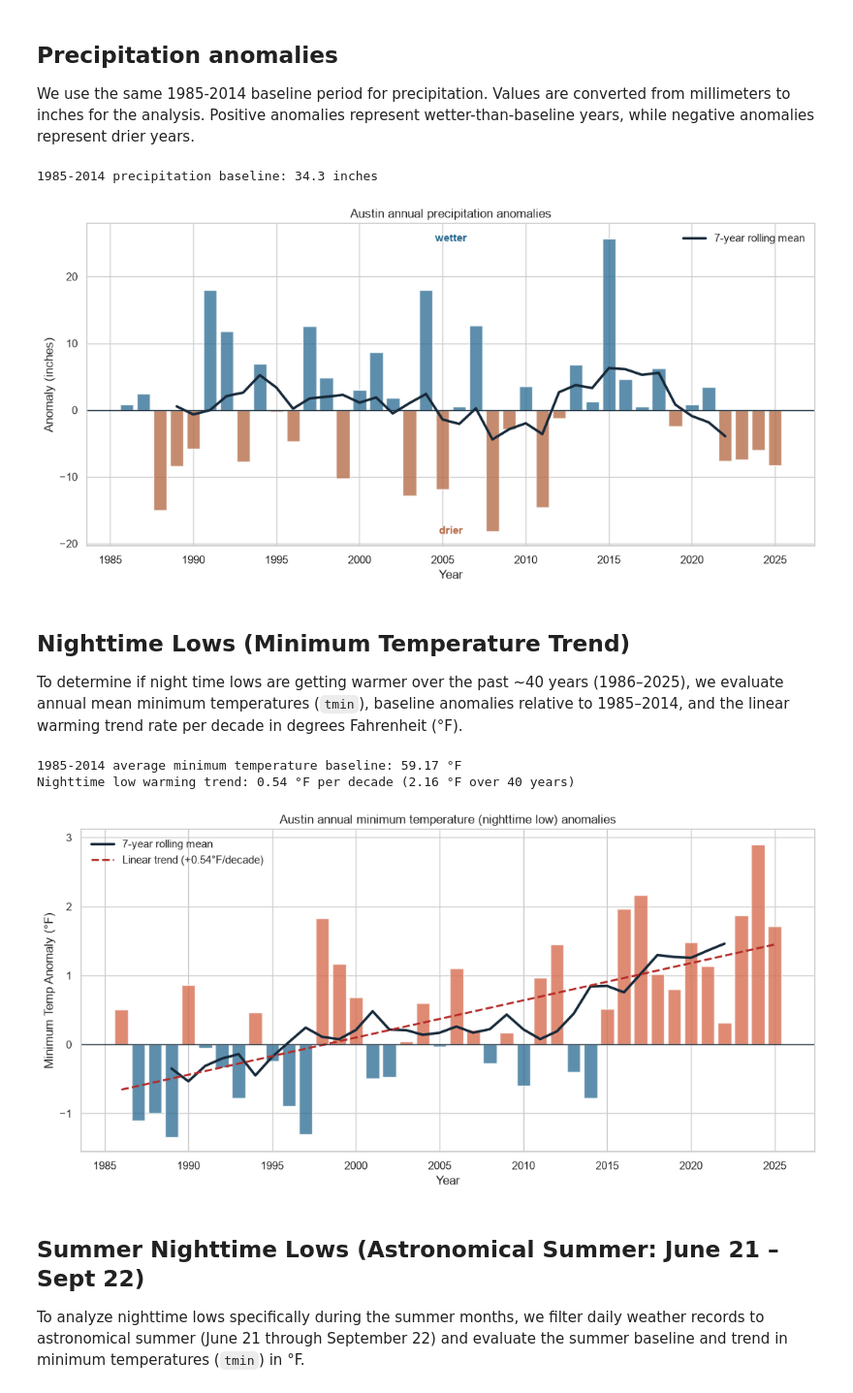
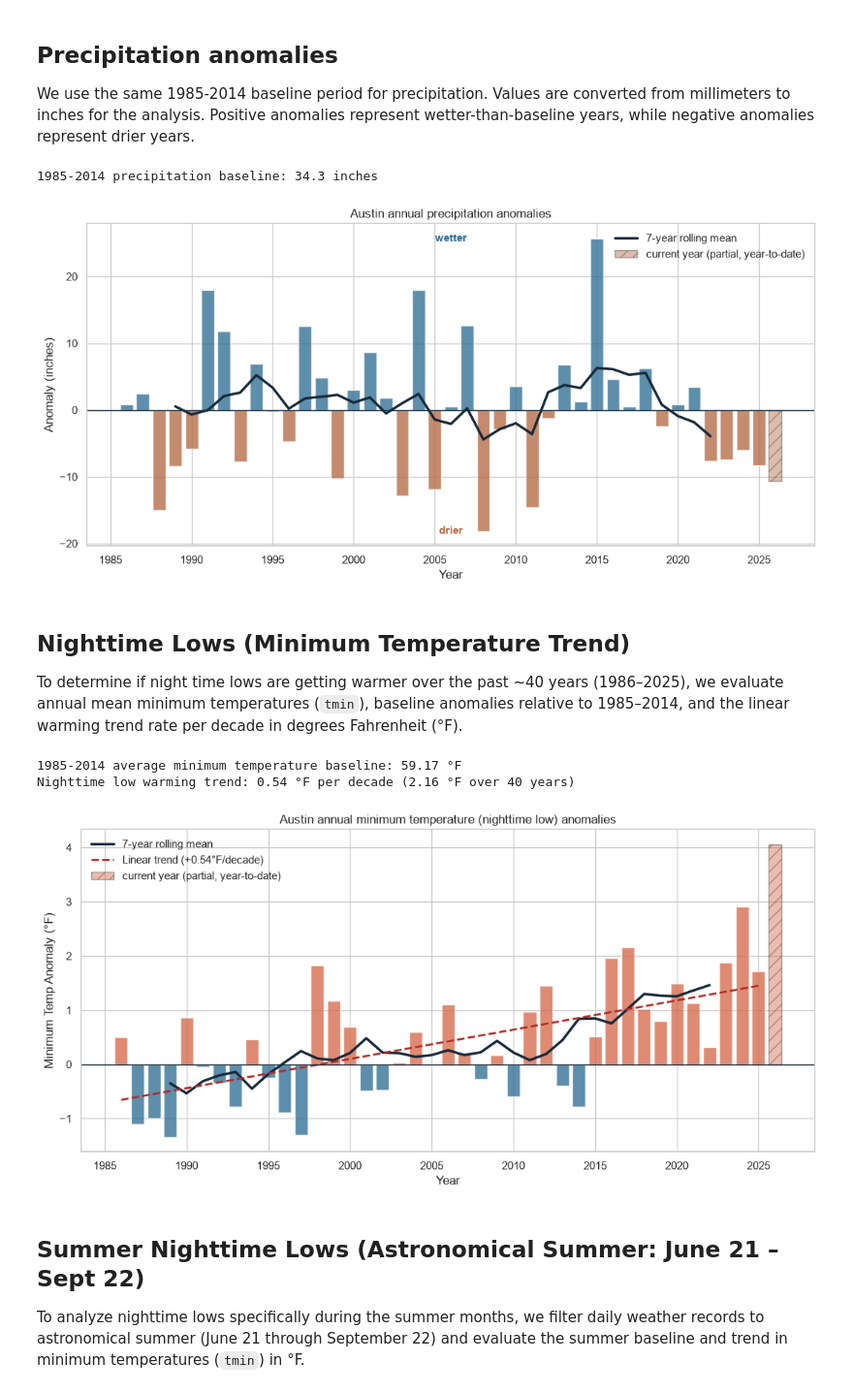
Before and after one commit to davilo61/austin-climate-trends, a Jupyter notebook: notebooks/climate_analysis.ipynb, the cells around one changed output. Shown at 97% size. Drawn from its saved outputs; the diff is of its cells as text; code cells hidden in the pictures.

```diff
--- a/notebooks/climate_analysis.ipynb
+++ b/notebooks/climate_analysis.ipynb
@@ -9,6 +9,7 @@ from pathlib import Path
 import pandas as pd
 import numpy as np
 import matplotlib.pyplot as plt
+from matplotlib.patches import Patch
 import seaborn as sns
 
 sns.set_theme(style='whitegrid', context='notebook')
@@ -27,8 +28,30 @@ weather = (daily_weather.groupby('year', as_index=False)
                 precipitation_mm=('prcp', 'sum')))
 weather['station'] = 'Austin Texas'
 
-# Exclude the current, still-in-progress year from every complete-year chart below.
+# The current year is still in progress, so flag it rather than dropping it.
 last_complete_year = pd.Timestamp.now().year - 1
-weather = weather[weather['year'] <= last_complete_year].copy()
+weather['is_partial'] = weather['year'] > last_complete_year
+
+
+def mark_partial_bars(bars, is_partial):
+    """Style the current-year bar as a hatched, muted 'partial year' bar."""
+    for bar, partial in zip(bars, is_partial):
+        if partial:
+            bar.set_alpha(0.45)
+            bar.set_hatch('//')
+            bar.set_edgecolor('#4a4a4a')
+
+
+def add_partial_year_legend(ax, is_partial, color):
+    """Add a legend entry explaining the partial-year bar, if one is present."""
+    if not is_partial.any():
+        ax.legend(frameon=False)
+        return
+    handles, labels = ax.get_legend_handles_labels()
+    handles.append(Patch(facecolor=color, edgecolor='#4a4a4a', hatch='//', alpha=0.45,
+                          label='current year (partial, year-to-date)'))
+    ax.legend(handles=handles, frameon=False)
+
+
 weather.head()
 # %% [output]
@@ -86,21 +111,23 @@ print(f'1985-2014 precipitation baseline: {precipitation_baseline:.1f} inches')
 
 fig, ax = plt.subplots(figsize=(11, 5.5))
 colors = ['#2f6f95' if value > 0 else '#b56b45' for value in weather['precipitation_anomaly_inches']]
-ax.bar(weather['year'], weather['precipitation_anomaly_inches'], color=colors, width=0.8, alpha=0.78)
-rolling_precipitation = weather['precipitation_anomaly_inches'].rolling(7, center=True).mean()
-ax.plot(weather['year'], rolling_precipitation, color='#172a3a', linewidth=2.5, label='7-year rolling mean')
+bars = ax.bar(weather['year'], weather['precipitation_anomaly_inches'], color=colors, width=0.8, alpha=0.78)
+mark_partial_bars(bars, weather['is_partial'])
+complete = weather[~weather['is_partial']]
+rolling_precipitation = complete['precipitation_anomaly_inches'].rolling(7, center=True).mean()
+ax.plot(complete['year'], rolling_precipitation, color='#172a3a', linewidth=2.5, label='7-year rolling mean')
 ax.axhline(0, color='#172a3a', linewidth=1)
 ax.text(0.5, 0.97, 'wetter', transform=ax.transAxes, ha='center', va='top', color='#2f6f95', fontsize=11, fontweight='bold')
 ax.text(0.5, 0.03, 'drier', transform=ax.transAxes, ha='center', va='bottom', color='#b56b45', fontsize=11, fontweight='bold')
 ax.set(title='Austin annual precipitation anomalies', xlabel='Year', ylabel='Anomaly (inches)')
-ax.legend(frameon=False)
+add_partial_year_legend(ax, weather['is_partial'], colors[-1])
 fig.tight_layout()
 precipitation_output_path = project_root / 'outputs' / 'precipitation_anomalies.png'
 fig.savefig(precipitation_output_path, dpi=180, bbox_inches='tight')
 plt.show()
 # %% [output]
 1985-2014 precipitation baseline: 34.3 inches
-[figure, old version]
+[figure, new version]
 # %% [markdown]
 ## Nighttime Lows (Minimum Temperature Trend)
 
@@ -108,32 +135,34 @@ To determine if night time lows are getting warmer over the past ~40 years (1986
 # %%
 weather_full = weather.copy()
 weather_full['mean_tmin_f'] = weather_full['mean_tmin_c'] * 1.8 + 32
 tmin_baseline_f = weather_full.loc[weather_full['year'].between(1985, 2014), 'mean_tmin_f'].mean()
 weather_full['tmin_anomaly_f'] = weather_full['mean_tmin_f'] - tmin_baseline_f
 
-slope_tmin_f, intercept_tmin_f = np.polyfit(weather_full['year'], weather_full['mean_tmin_f'], 1)
+complete_tmin = weather_full[~weather_full['is_partial']]
+slope_tmin_f, intercept_tmin_f = np.polyfit(complete_tmin['year'], complete_tmin['mean_tmin_f'], 1)
 
 print(f'1985-2014 average minimum temperature baseline: {tmin_baseline_f:.2f} °F')
 print(f'Nighttime low warming trend: {slope_tmin_f * 10:.2f} °F per decade ({slope_tmin_f * 40:.2f} °F over 40 years)')
 
 fig, ax = plt.subplots(figsize=(11, 5.5))
 colors = ['#2f6f95' if value < 0 else '#d66b4d' for value in weather_full['tmin_anomaly_f']]
-ax.bar(weather_full['year'], weather_full['tmin_anomaly_f'], color=colors, width=0.8, alpha=0.78)
-rolling_tmin = weather_full['tmin_anomaly_f'].rolling(7, center=True).mean()
-ax.plot(weather_full['year'], rolling_tmin, color='#172a3a', linewidth=2.5, label='7-year rolling mean')
-ax.plot(weather_full['year'], (slope_tmin_f * weather_full['year'] + intercept_tmin_f) - tmin_baseline_f,
+bars = ax.bar(weather_full['year'], weather_full['tmin_anomaly_f'], color=colors, width=0.8, alpha=0.78)
+mark_partial_bars(bars, weather_full['is_partial'])
+rolling_tmin = complete_tmin['tmin_anomaly_f'].rolling(7, center=True).mean()
+ax.plot(complete_tmin['year'], rolling_tmin, color='#172a3a', linewidth=2.5, label='7-year rolling mean')
+ax.plot(complete_tmin['year'], (slope_tmin_f * complete_tmin['year'] + intercept_tmin_f) - tmin_baseline_f,
         color='#b52b27', linestyle='--', linewidth=2, label=f'Linear trend (+{slope_tmin_f*10:.2f}°F/decade)')
 ax.axhline(0, color='#172a3a', linewidth=1)
 ax.set(title='Austin annual minimum temperature (nighttime low) anomalies', xlabel='Year', ylabel='Minimum Temp Anomaly (°F)')
-ax.legend(frameon=False)
+add_partial_year_legend(ax, weather_full['is_partial'], colors[-1])
 fig.tight_layout()
 tmin_output_path = project_root / 'outputs' / 'tmin_anomalies.png'
 fig.savefig(tmin_output_path, dpi=180, bbox_inches='tight')
 plt.show()
 # %% [output]
 1985-2014 average minimum temperature baseline: 59.17 °F
 Nighttime low warming trend: 0.54 °F per decade (2.16 °F over 40 years)
-[figure, old version]
+[figure, new version]
 # %% [markdown]
 ## Summer Nighttime Lows (Astronomical Summer: June 21 – Sept 22)
 
```
Also changed, not shown: parts of 4 cells of this notebook, 12 other files.
